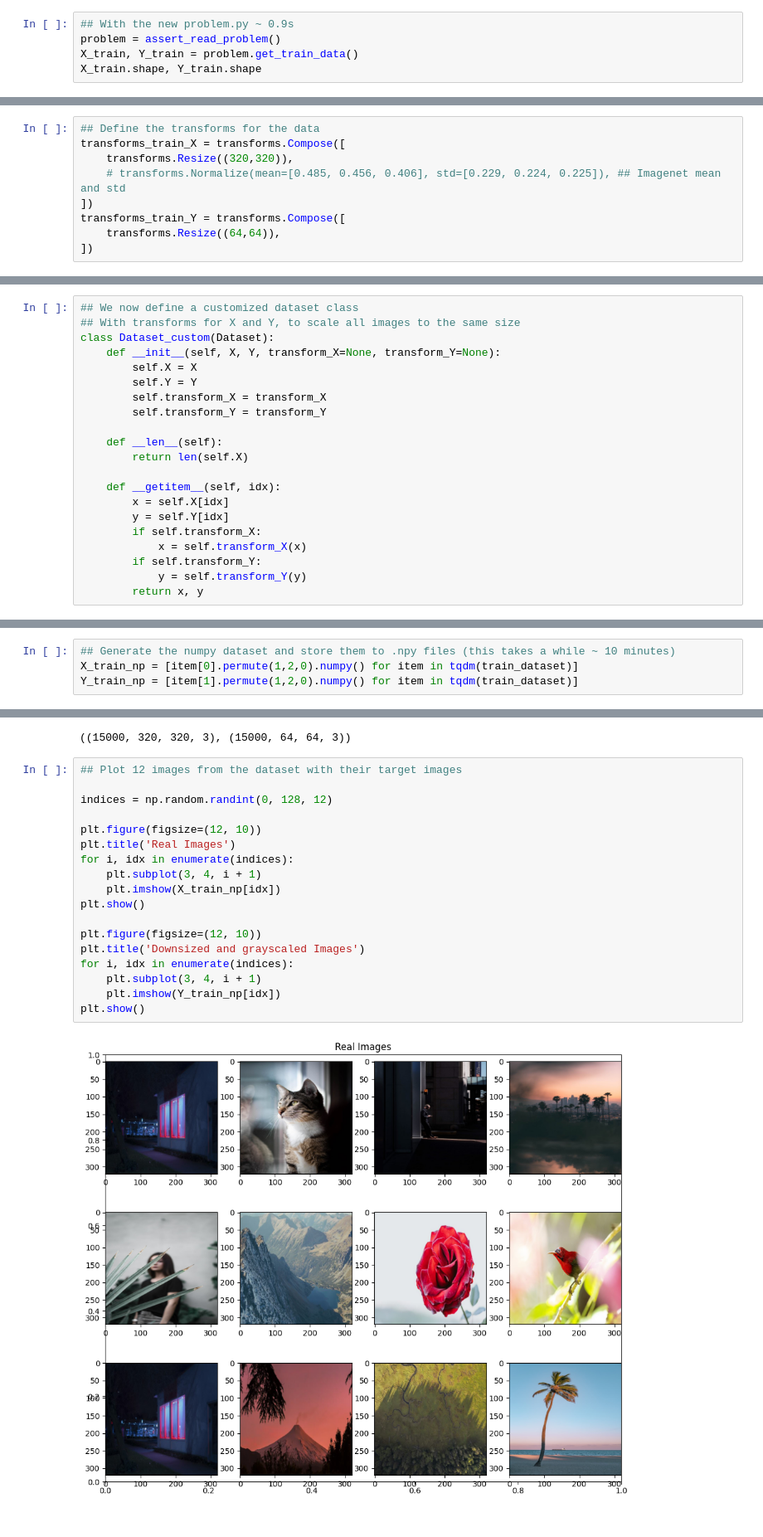
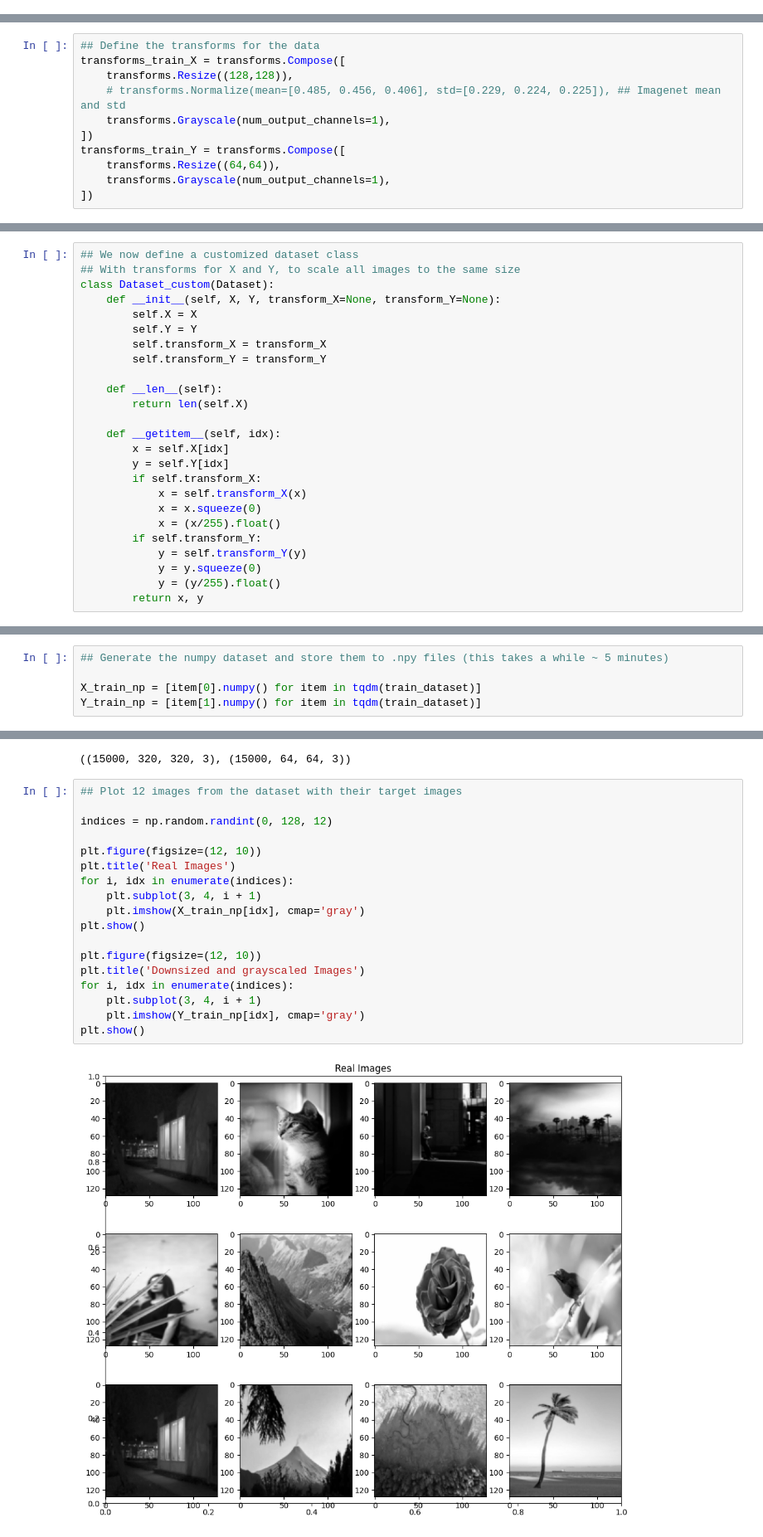
Before and after one commit to Nico9803/DATACAMP--RAMP, a Jupyter notebook: data_formatting.ipynb, the cells around one changed output, grey strips where cells are left out. Shown at 83% size. Saved outputs shown, nothing was run; the diff lists cells and outputs as text.

Commit message:
Reduced the image size, and yeah, again. Because otherwise it takes an eternity to run and I always got an OOM error. I finally tested with ramp-test and it seems to work

```diff
--- a/data_formatting.ipynb
+++ b/data_formatting.ipynb
@@ -21,8 +23,3 @@ len(X_train), len(Y_train)
 # %%
 ## Free memory
 del X_train, Y_train
-# %%
-## With the new problem.py ~ 0.9s
-problem = assert_read_problem()
-X_train, Y_train = problem.get_train_data()
-X_train.shape, Y_train.shape
@@ -40,10 +38,12 @@ max_H, min_H, max_W, min_W
 # %%
 ## Define the transforms for the data
 transforms_train_X = transforms.Compose([
-    transforms.Resize((320,320)),
+    transforms.Resize((128,128)),
     # transforms.Normalize(mean=[0.485, 0.456, 0.406], std=[0.229, 0.224, 0.225]), ## Imagenet mean and std
+    transforms.Grayscale(num_output_channels=1),
 ])
 transforms_train_Y = transforms.Compose([
     transforms.Resize((64,64)),
+    transforms.Grayscale(num_output_channels=1),
 ])
 # %%
@@ -68,8 +72,12 @@ class Dataset_custom(Dataset):
         y = self.Y[idx]
         if self.transform_X:
             x = self.transform_X(x)
+            x = x.squeeze(0)
+            x = (x/255).float()
         if self.transform_Y:
             y = self.transform_Y(y)
+            y = y.squeeze(0)
+            y = (y/255).float()
         return x, y
 # %%
 train_dataset = Dataset_custom(X_train_tensor, Y_train_tensor, transforms_train_X, transforms_train_Y)
@@ -88,7 +96,8 @@ X.shape, Y.shape
 # %%
-## Generate the numpy dataset and store them to .npy files (this takes a while ~ 10 minutes)
-X_train_np = [item[0].permute(1,2,0).numpy() for item in tqdm(train_dataset)]
-Y_train_np = [item[1].permute(1,2,0).numpy() for item in tqdm(train_dataset)]
+## Generate the numpy dataset and store them to .npy files (this takes a while ~ 5 minutes)
+
+X_train_np = [item[0].numpy() for item in tqdm(train_dataset)]
+Y_train_np = [item[1].numpy() for item in tqdm(train_dataset)]
 # %%
 X_train_np = np.stack(X_train_np, axis=0)
 Y_train_np = np.stack(Y_train_np, axis=0)
@@ -108,21 +121,21 @@ X_train_np.shape, Y_train_np.shape
 # %%
 ## Plot 12 images from the dataset with their target images
 
 indices = np.random.randint(0, 128, 12)
 
 plt.figure(figsize=(12, 10))
 plt.title('Real Images')
 for i, idx in enumerate(indices):
     plt.subplot(3, 4, i + 1)
-    plt.imshow(X_train_np[idx])
+    plt.imshow(X_train_np[idx], cmap='gray')
 plt.show()
 
 plt.figure(figsize=(12, 10))
 plt.title('Downsized and grayscaled Images')
 for i, idx in enumerate(indices):
     plt.subplot(3, 4, i + 1)
-    plt.imshow(Y_train_np[idx])
+    plt.imshow(Y_train_np[idx], cmap='gray')
 plt.show()
 # %% [output]
-[figure, old version]
+[figure, new version]
 [figure]
```
Also changed, not shown: parts of 16 cells of this notebook, 4 other files.
